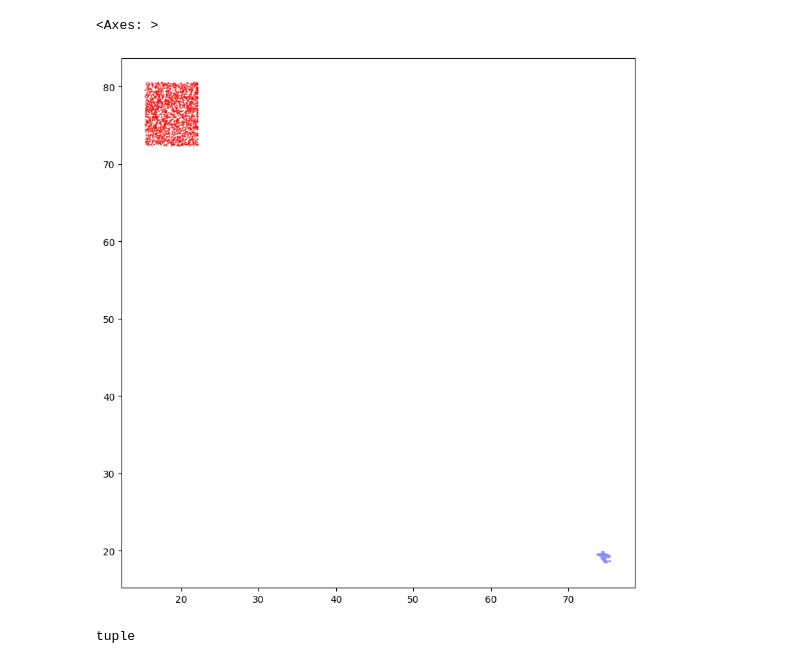
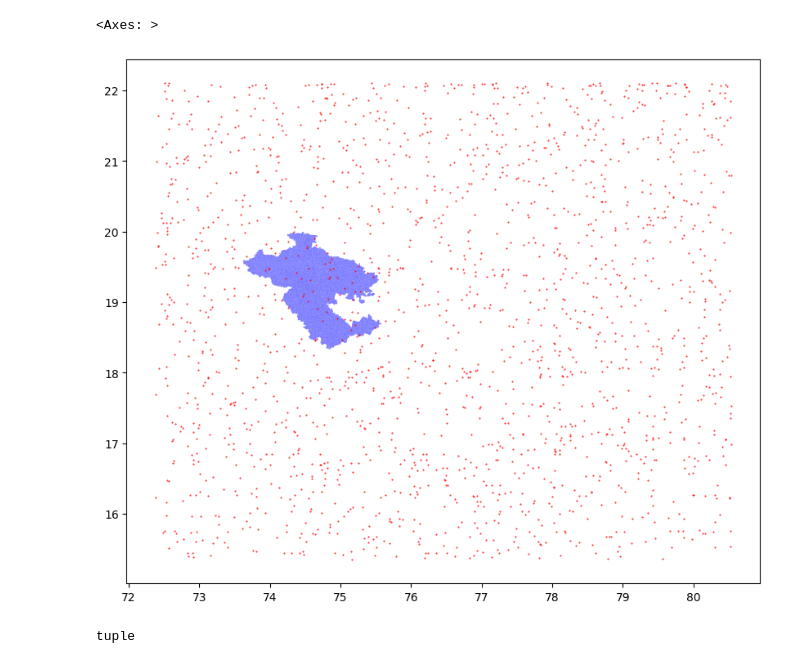
Before and after one commit to rushi11117/UPIInsightsAnalytics, a Jupyter notebook: analytics/notebooks/ploting.ipynb, the cells around one changed output. Cells and saved outputs as stored; diff of their text form; code cells hidden in the pictures.

```diff
--- a/analytics/notebooks/ploting.ipynb
+++ b/analytics/notebooks/ploting.ipynb
@@ -20,29 +20,29 @@ data_shapefile  = gpd.read_file(shapefile_name)
 # %%
 logitude ,latitude = [] ,[]
 # print(float(failed_transactions[23][1][1][:-1]))
 for i in range(len(failed_transactions)):
     # print(float(failed_transactions[i]['logitude'][:-2]))
     logitude.append(float(failed_transactions[i][1][1][:-1]))
     latitude.append(float(failed_transactions[i][2][1][:-1]))
 
 
 points_data = {
     'ID': [i for i in range(len(failed_transactions))],
     'latitude' : latitude,
     'longitude' : logitude
     # 'Latitude':  np.random.uniform(low=18.2500, high=20.0000, size=sample_space),
     # 'Longitude': np.random.uniform(low=73.4483, high=75.6242, size=sample_space)
 }
 
 
-points_df = gpd.GeoDataFrame(points_data, geometry=gpd.points_from_xy(points_data['longitude'], points_data['latitude']))
+points_df = gpd.GeoDataFrame(points_data, geometry=gpd.points_from_xy(points_data['latitude'], points_data['longitude']))
 
 ax = data_shapefile.plot(color='blue', alpha=0.5, figsize=(10, 10))
 
 points_df.plot(ax=ax, color='red', markersize=0.2, label='Points')
 # %% [output]
 <Axes: >
-[figure, old version]
+[figure, new version]
 # %%
 failed_transactions
 # %% [output]
```
